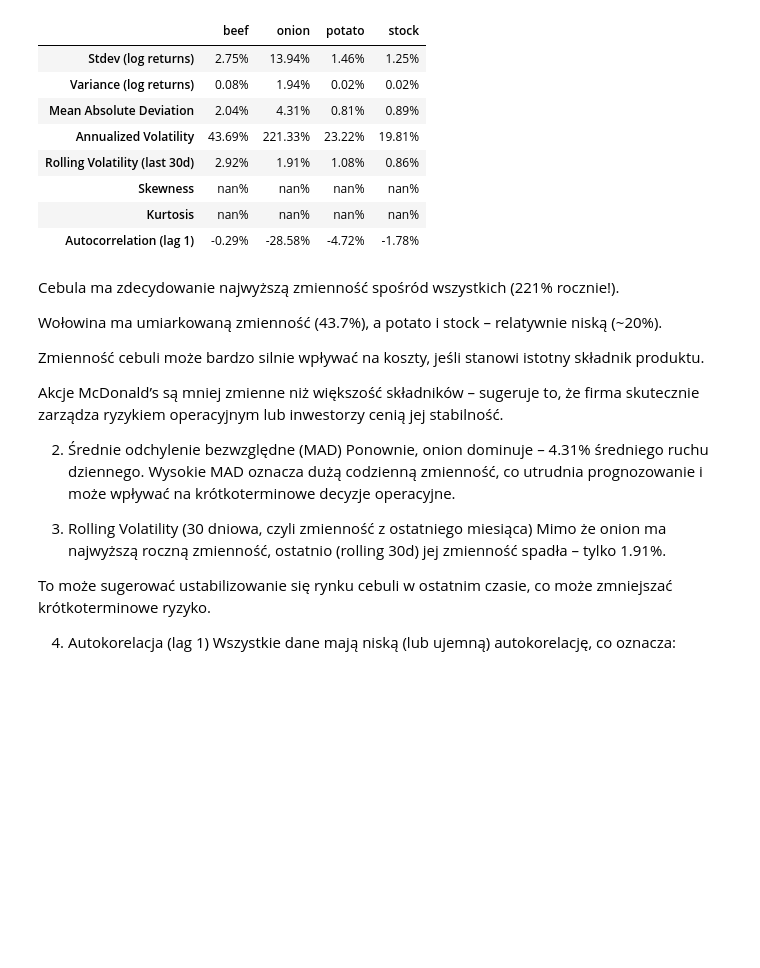
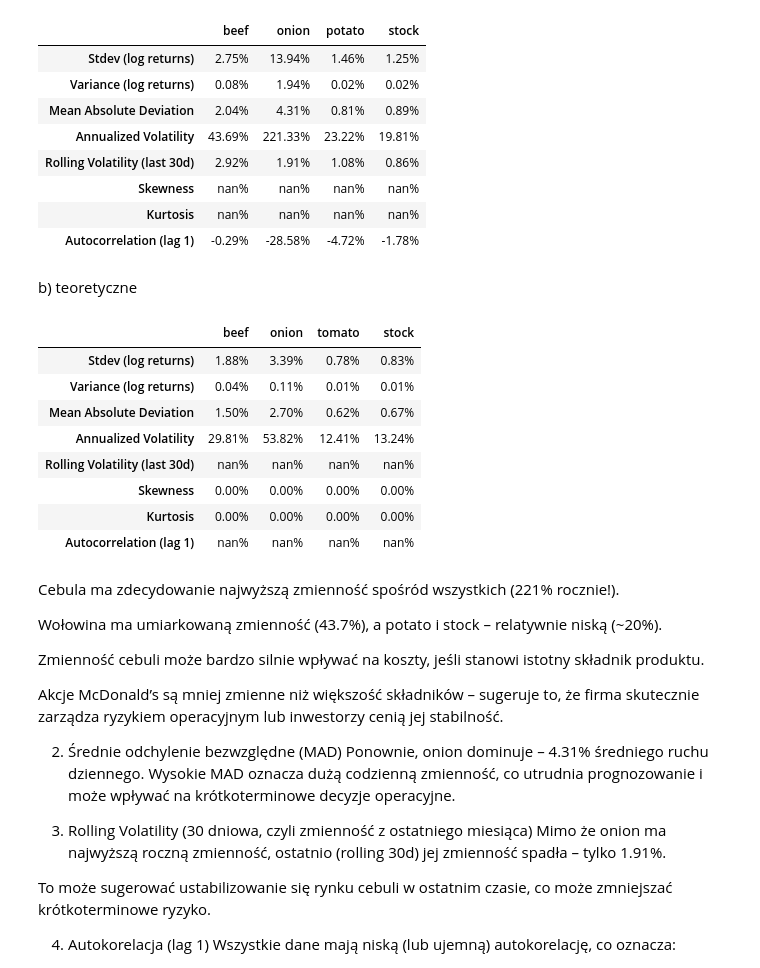
Before and after one commit to werpyr1003/Zarz-dzanie_ryzykiem_McDonald_Corporation, a Jupyter notebook: Projekt_2/Kody.ipynb, the cells around one changed output. Cells and saved outputs as stored; diff of their text form; code cells hidden in the pictures; blank space fills up the shorter version.

```diff
--- a/Projekt_2/Kody.ipynb
+++ b/Projekt_2/Kody.ipynb
@@ -356,6 +359,63 @@ display(volatility_results.style.format("{:.2f}%"))
 | Skewness | nan% | nan% | nan% | nan% |
 | Kurtosis | nan% | nan% | nan% | nan% |
 | Autocorrelation (lag 1) | -0.29% | -28.58% | -4.72% | -1.78% |
+# %% [markdown]
+b) teoretyczne
+# %%
+import math
+def theory_from_logrets(data, freq=252, window=30):
+
+    mean=np.mean(data)
+    std_emp=np.std(data)
+    data = data[(data > mean - 1.5*std_emp) & (data < mean+ 1.5*std_emp)]
+
+    mu, std = stats.norm.fit(data)
+
+    volatility_metrics = {
+        'Stdev (log returns)': std,
+        'Variance (log returns)': std**2,
+        'Mean Absolute Deviation': math.sqrt(2/np.pi)*std,
+        'Annualized Volatility': std* np.sqrt(freq),
+        'Rolling Volatility (last 30d)': None,
+        'Skewness': (4-np.pi)/2*(math.sqrt(2/np.pi)*std)**4/(1-(math.sqrt(2/np.pi)*std)**2)**(3/2),
+        'Kurtosis': (np.pi-3)*2*(math.sqrt(2/np.pi)*std)**3/(1-(math.sqrt(2/np.pi)*std)**2)**2,
+        'Autocorrelation (lag 1)': None
+    }
+
+    df = pd.DataFrame.from_dict(volatility_metrics, orient='index', columns=['Value'])
+    df['Value'] = df['Value'] * 100
+    return df
+
+
+
+ingredients = {
+    'beef': logret_beef_data.squeeze(),
+    'onion': logret_onion_data.squeeze(),
+    'tomato': logret_tomato_data.squeeze(),
+    'stock': logret_stock_data.squeeze()
+}
+
+volatility_results = pd.DataFrame()
+
+for name, series in ingredients.items():
+    metrics = theory_from_logrets(series)
+    metrics.columns = [name]
+    if volatility_results.empty:
+        volatility_results = metrics
+    else:
+        volatility_results = pd.concat([volatility_results, metrics], axis=1)
+
+display(volatility_results.style.format("{:.2f}%"))
+# %% [output]
+|  | beef | onion | tomato | stock |
+| Stdev (log returns) | 1.88% | 3.39% | 0.78% | 0.83% |
+| Variance (log returns) | 0.04% | 0.11% | 0.01% | 0.01% |
+| Mean Absolute Deviation | 1.50% | 2.70% | 0.62% | 0.67% |
+| Annualized Volatility | 29.81% | 53.82% | 12.41% | 13.24% |
+| Rolling Volatility (last 30d) | nan% | nan% | nan% | nan% |
+| Skewness | 0.00% | 0.00% | 0.00% | 0.00% |
+| Kurtosis | 0.00% | 0.00% | 0.00% | 0.00% |
+| Autocorrelation (lag 1) | nan% | nan% | nan% | nan% |
 # %% [markdown]
 Cebula ma zdecydowanie najwyższą zmienność spośród wszystkich (221% rocznie!).
 
```
Also changed, not shown: parts of 5 cells of this notebook.
